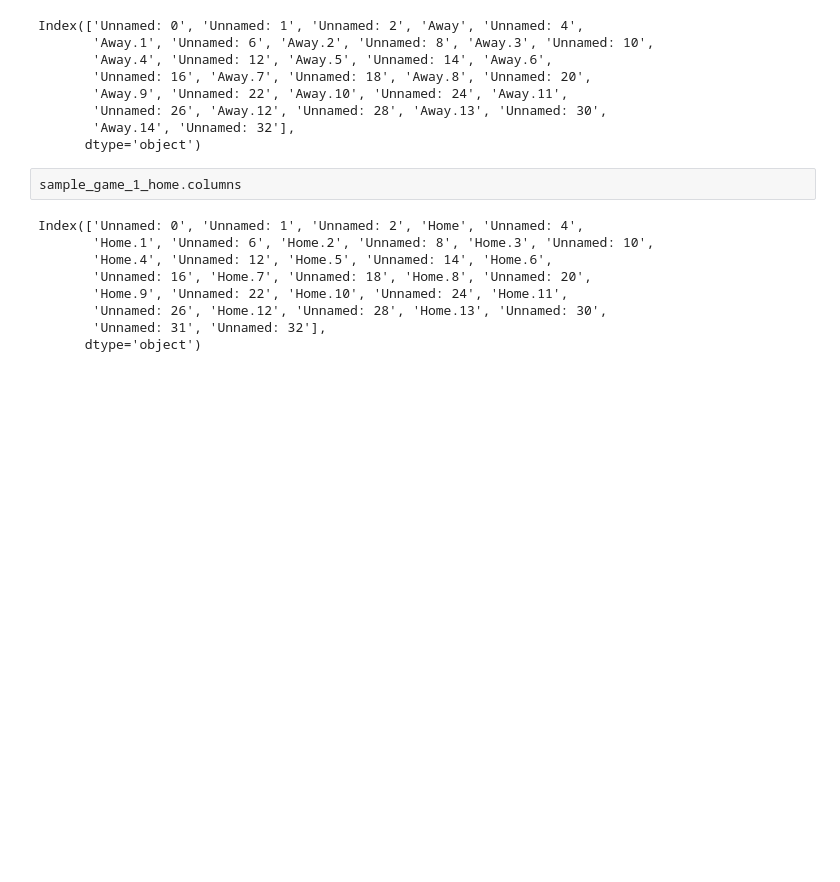
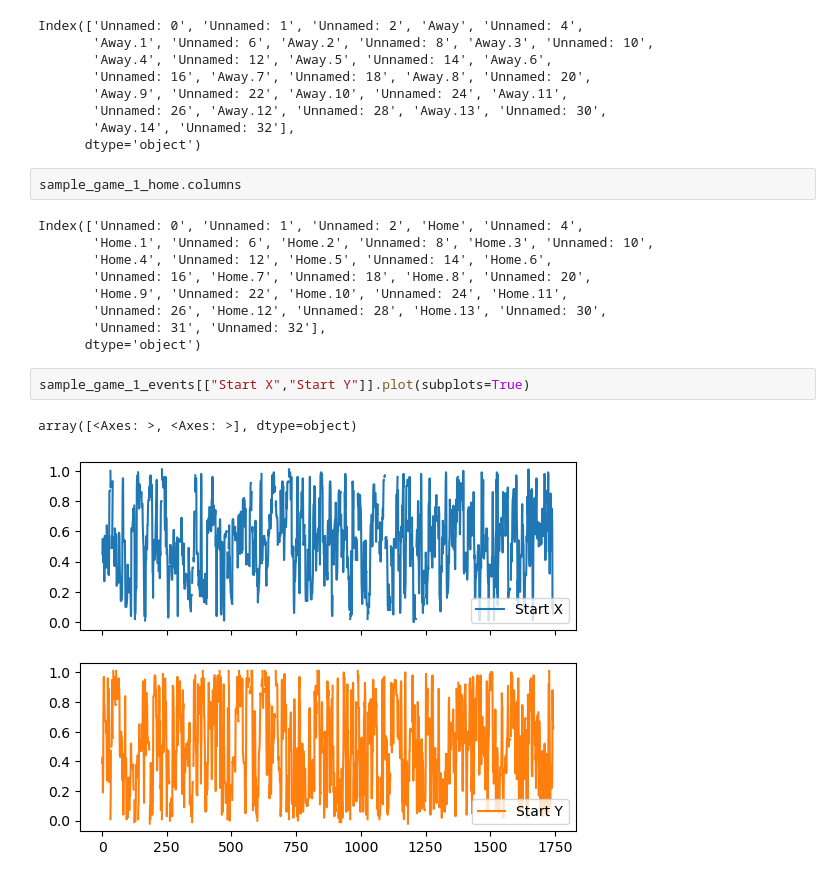
Before and after one commit to lnyousif/Football101, a Jupyter notebook: Sean Notebook.ipynb, the cells around one changed output. Drawn from its saved outputs; the diff is of its cells as text; blank space fills up the shorter version.

```diff
--- a/Sean Notebook.ipynb
+++ b/Sean Notebook.ipynb
@@ -137,3 +116,8 @@ Index(['Unnamed: 0', 'Unnamed: 1', 'Unnamed: 2', 'Home', 'Unnamed: 4',
        'Unnamed: 26', 'Home.12', 'Unnamed: 28', 'Home.13', 'Unnamed: 30',
        'Unnamed: 31', 'Unnamed: 32'],
       dtype='object')
+# %%
+sample_game_1_events[["Start X","Start Y"]].plot(subplots=True)
+# %% [output]
+array([<Axes: >, <Axes: >], dtype=object)
+[figure, added]
```
Also changed, not shown: parts of 17 cells of this notebook.
